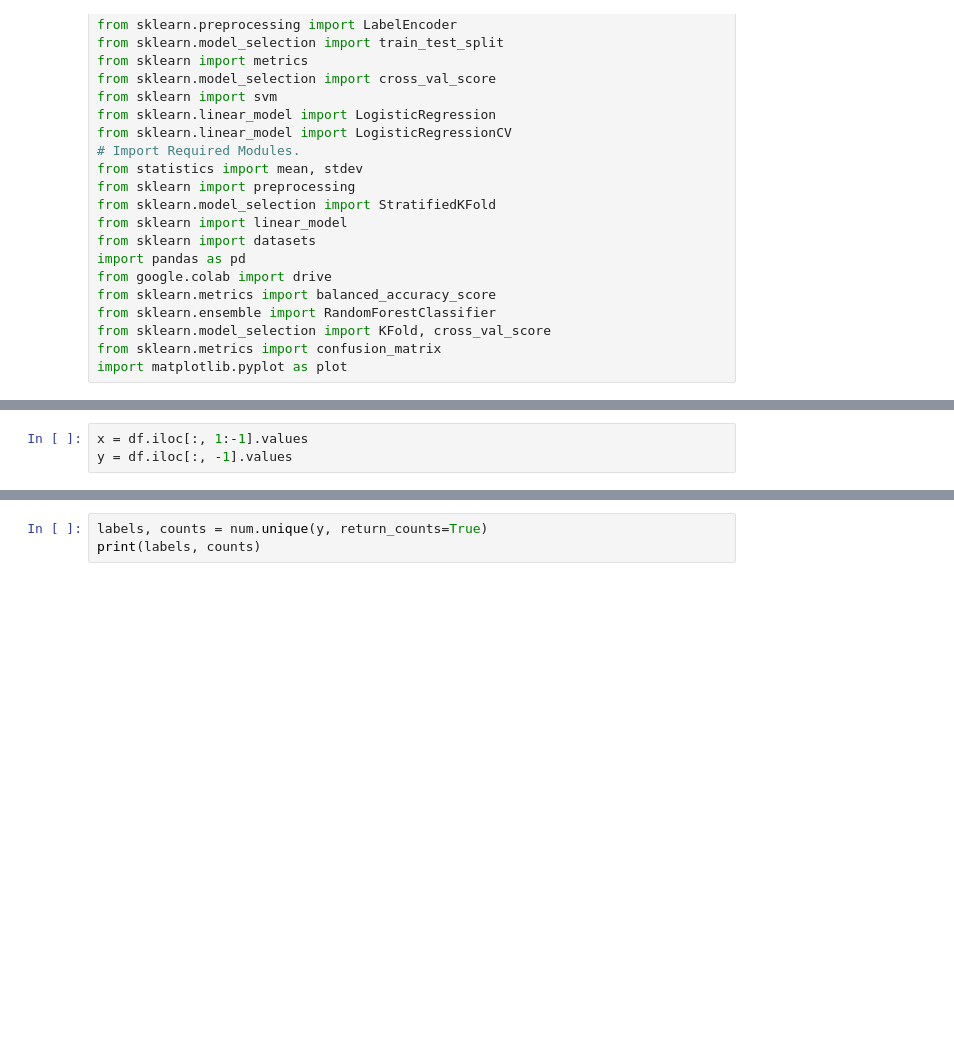
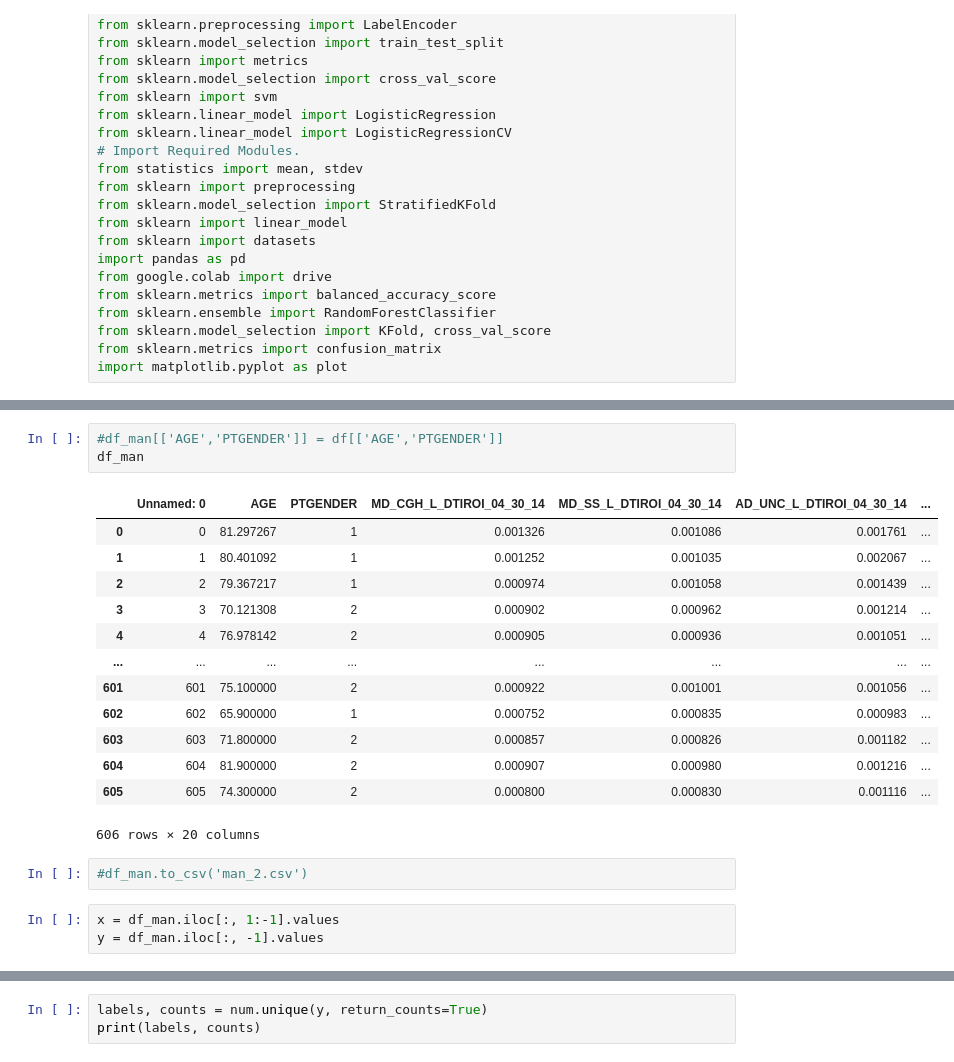
Before and after one commit to Ahmad-Nedal/TH2, a Jupyter notebook: manual_DTI_606_LR.ipynb, the cells around one changed output, grey strips where cells are left out. Drawn from its saved outputs; the diff is of its cells as text; blank space fills up the shorter version.

```diff
--- a/manual_DTI_606_LR.ipynb
+++ b/manual_DTI_606_LR.ipynb
@@ -51,6 +38,25 @@ df
+# %%
+#df_man[['AGE','PTGENDER']] = df[['AGE','PTGENDER']]
+df_man
+# %% [output]
+|  | Unnamed: 0 | AGE | PTGENDER | MD_CGH_L_DTIROI_04_30_14 | MD_SS_L_DTIROI_04_30_14 | AD_UNC_L_DTIROI_04_30_14 | ... |
+| 0 | 0 | 81.297267 | 1 | 0.001326 | 0.001086 | 0.001761 | ... |
+| 1 | 1 | 80.401092 | 1 | 0.001252 | 0.001035 | 0.002067 | ... |
+| 2 | 2 | 79.367217 | 1 | 0.000974 | 0.001058 | 0.001439 | ... |
+| 3 | 3 | 70.121308 | 2 | 0.000902 | 0.000962 | 0.001214 | ... |
+| 4 | 4 | 76.978142 | 2 | 0.000905 | 0.000936 | 0.001051 | ... |
+| ... | ... | ... | ... | ... | ... | ... | ... |
+| 601 | 601 | 75.100000 | 2 | 0.000922 | 0.001001 | 0.001056 | ... |
+| 602 | 602 | 65.900000 | 1 | 0.000752 | 0.000835 | 0.000983 | ... |
+| 603 | 603 | 71.800000 | 2 | 0.000857 | 0.000826 | 0.001182 | ... |
+| 604 | 604 | 81.900000 | 2 | 0.000907 | 0.000980 | 0.001216 | ... |
+| 605 | 605 | 74.300000 | 2 | 0.000800 | 0.000830 | 0.001116 | ... |
+606 rows × 20 columns
+# %%
+#df_man.to_csv('man_2.csv')
 # %%
-x = df.iloc[:, 1:-1].values
-y = df.iloc[:, -1].values
+x = df_man.iloc[:, 1:-1].values
+y = df_man.iloc[:, -1].values
 # %%
 x[0][0] , y[0]
 # %% [output]
```
Also changed, not shown: parts of 4 cells of this notebook.
